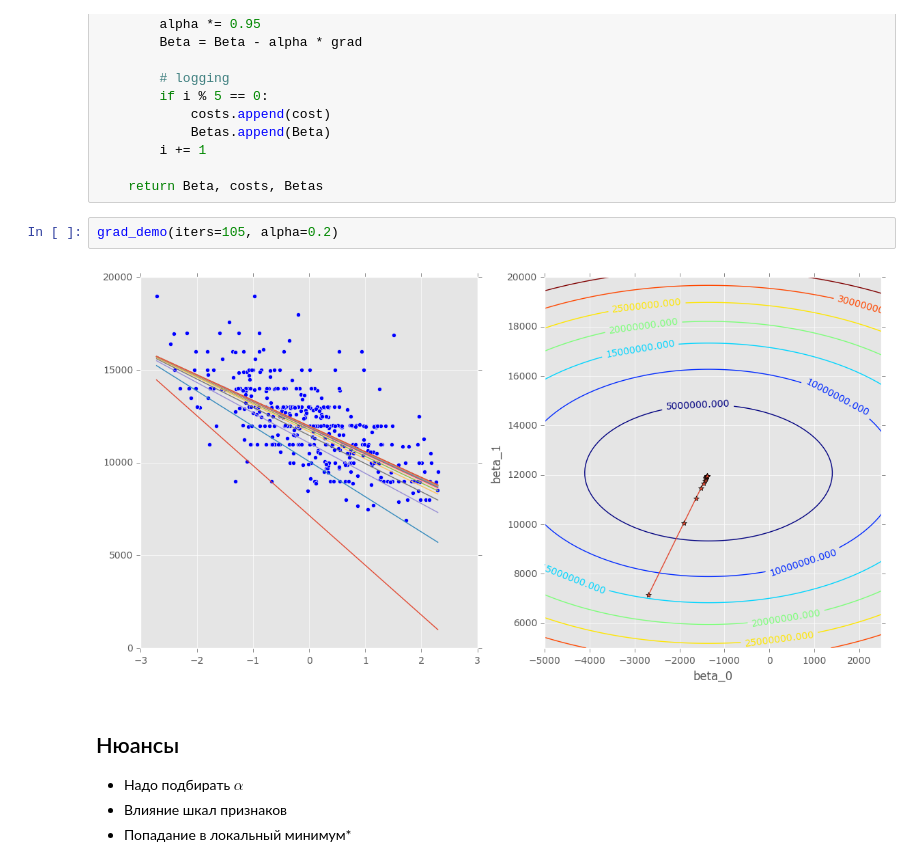
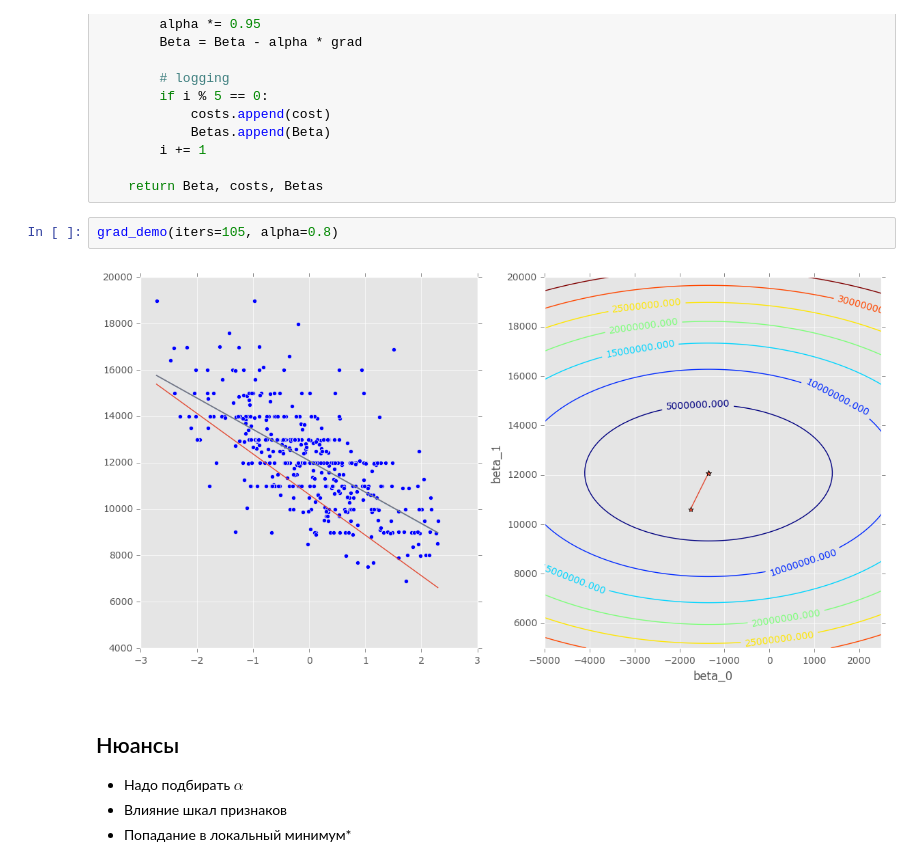
Before and after one commit to stroykova/spheremailru, a Jupyter notebook: lecture_08/lecture_08-linear-models.ipynb, the cells around one changed output. Cells and saved outputs as stored; diff of their text form.

```diff
--- a/lecture_08/lecture_08-linear-models.ipynb
+++ b/lecture_08/lecture_08-linear-models.ipynb
@@ -307,9 +307,9 @@ def gradient_descent_upd(X, y, alpha, tol=10**-3, max_iter=10):
 
     return Beta, costs, Betas
 # %%
-grad_demo(iters=105, alpha=0.2)
+grad_demo(iters=105, alpha=0.8)
 # %% [output]
-[figure, old version]
+[figure, new version]
 # %% [markdown]
 ## Нюансы
 
```
Also changed, not shown: parts of 6 cells of this notebook, 3 other files.
